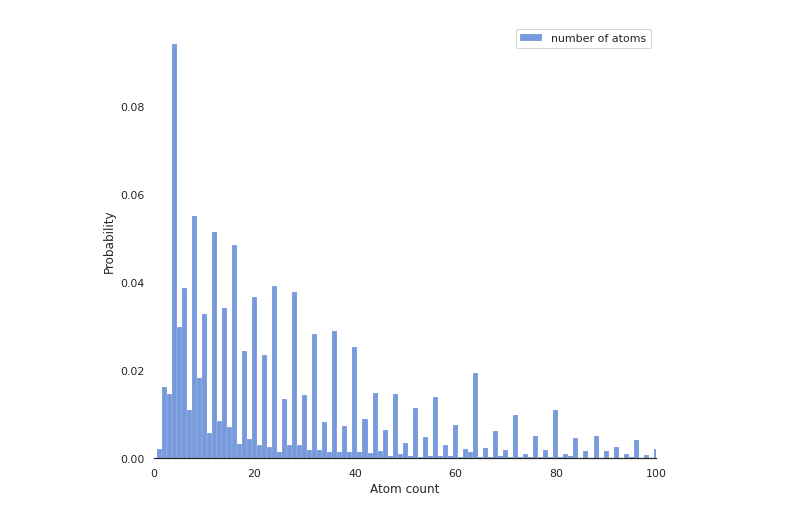
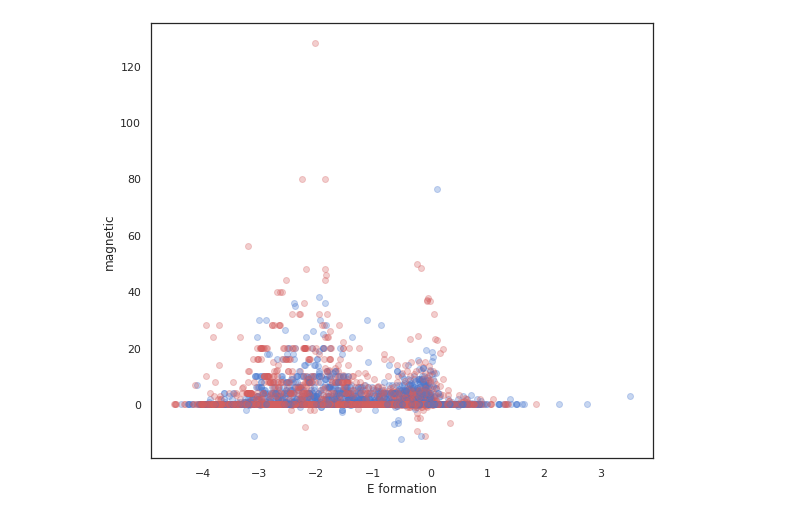
Before and after one commit to epfl-theos/r4-project, a Jupyter notebook: MaterialsProject.ipynb, the cells around one changed output. Drawn from its saved outputs; the diff is of its cells as text; code cells hidden in the pictures.

```diff
--- a/MaterialsProject.ipynb
+++ b/MaterialsProject.ipynb
@@ -40,0 +113,9 @@ IndexError: tuple index out of range
+# %%
+magic=[None] * len(df_csv)
+for i in range(len(df_csv)):
+    if df_csv['number atoms'][i]%4==0:
+        magic[i]=1
+    else:
+        magic[i]=0
+len(magic)
+df_csv['magic?']=magic
@@ -40,0 +224,9 @@ IndexError: tuple index out of range
+# %%
+df_array = red_df.values
+scaler=StandardScaler()#instantiate
+scaler.fit(df_array) # compute the mean and standard which will be used in the next command
+X_scaled=scaler.transform(df_array)# fit and transform can be applied together and I leave that for simple exercise
+pca=PCA(n_components=2)
+pca.fit(X_scaled)
+X_pca = pca.fit_transform(X_scaled)
+# ipca = IncrementalPCA(n_components=n_components, batch_size=10)
@@ -41,13 +269,21 @@ IndexError: tuple index out of range
 # %%
-sns.set(style="white", palette="muted", color_codes=True)
-f, ax = plt.subplots(figsize=(9, 8))
-sns.despine(left=True)
-sns.histplot(data=natoms, stat="probability", color='b', discrete=True, label='number of atoms')
-ax.set_xlabel('Atom count')
-plt.legend()
-plt.xlim(0,100)
-plt.savefig('MP_natom_occ.png', bbox_inches='tight', dpi=400)
+# def clean_dataset(df):
+#     assert isinstance(df, pd.DataFrame), "df needs to be a pd.DataFrame"
+#     df.dropna(inplace=True)
+#     indices_to_keep = ~df.isin([np.nan, np.inf, -np.inf]).any(1)
+#     return df[indices_to_keep].astype(np.float64)
+# clean_df=clean_dataset(df)
+
+plt.figure(figsize=(9, 8))
+for i in range(7675):
+    if int(df_array[i,8])==1:
+        plt.scatter(df_array[i,6], df_array[i,2], color='r', alpha=0.3)
+    else:
+        plt.scatter(df_array[i,6], df_array[i,2], color='b', alpha=0.3)
+
+plt.xlabel('E formation',fontsize=12)
+plt.ylabel('magnetic',fontsize=12)
+plt.savefig('scatterMP.png', bbox_inches= 'tight', dpi=400 )
 plt.show()
-plt.close()
 # %% [output]
-[figure, old version]
+[figure, new version]
```
Also changed, not shown: parts of 12 cells of this notebook, 3 other files.
